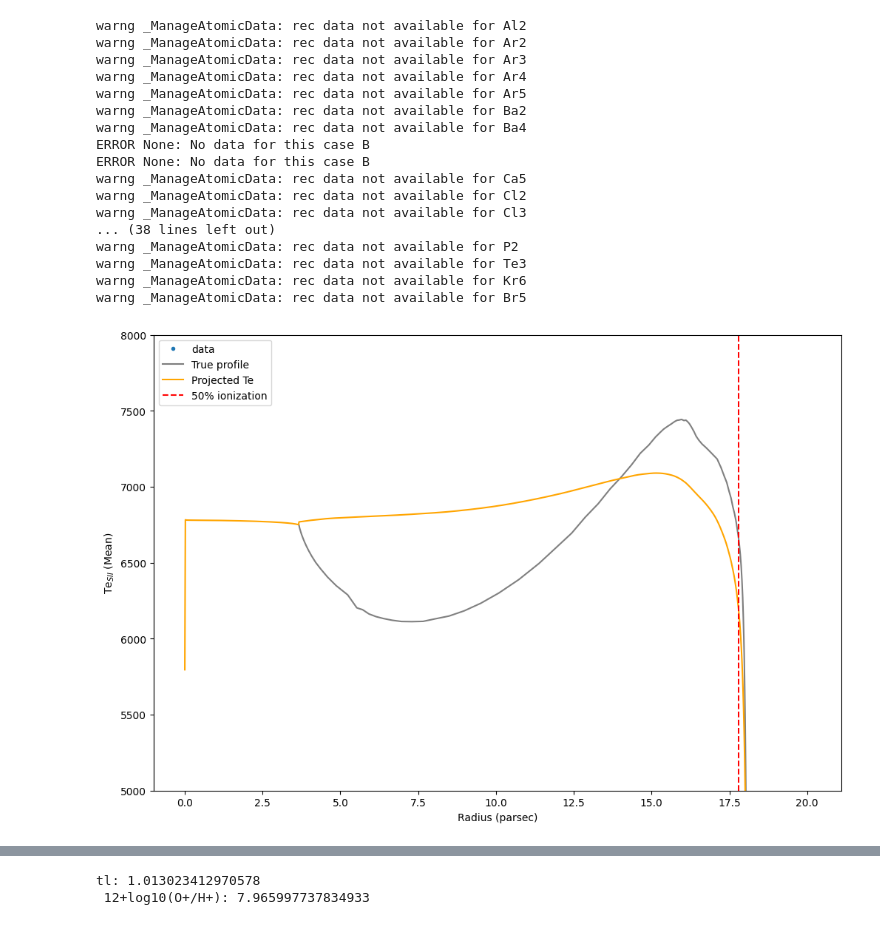
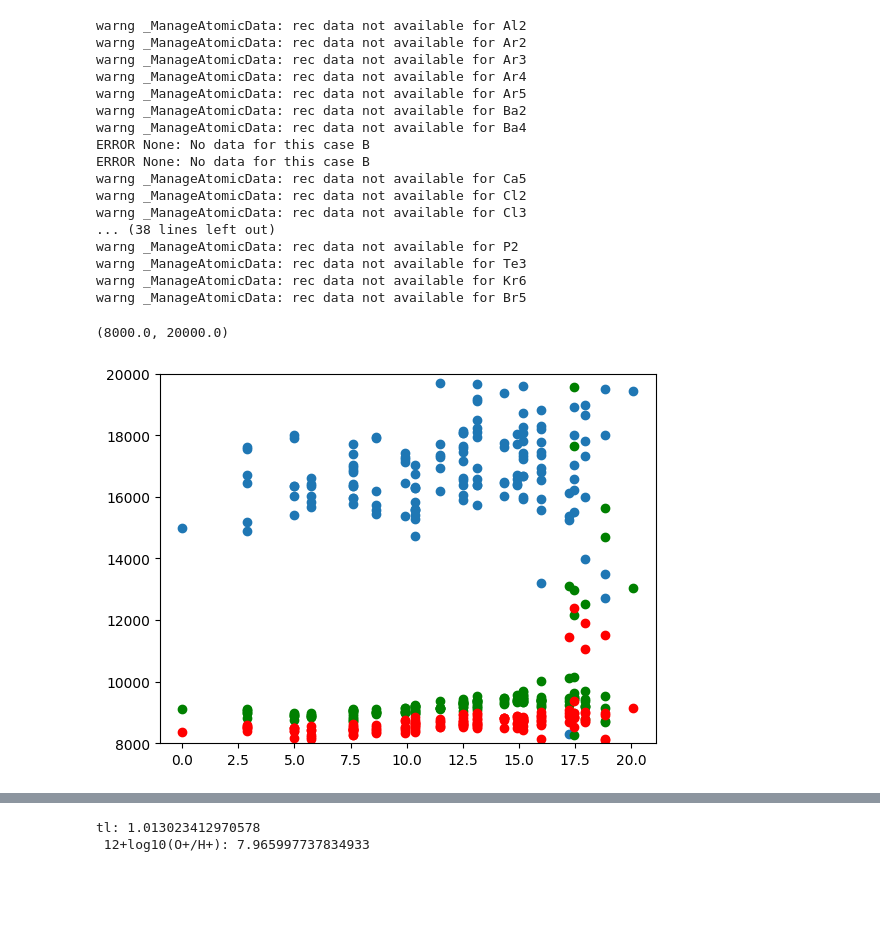
Before and after one commit to Amrita27singh/lvmnebular, a Jupyter notebook: Testing_lvmnebular.ipynb, the cells around one changed output, grey strips where cells are left out. Drawn from its saved outputs; the diff is of its cells as text; code cells hidden in the pictures; blank space fills up the shorter version.

```diff
--- a/Testing_lvmnebular.ipynb
+++ b/Testing_lvmnebular.ipynb
@@ -78,7 +94,16 @@ warng _ManageAtomicData: rec data not available for P2
 warng _ManageAtomicData: rec data not available for Te3
 warng _ManageAtomicData: rec data not available for Kr6
 warng _ManageAtomicData: rec data not available for Br5
-# %%
-u.overplotprofile(u.linefitdict['TeS2'], u.vals[1], u.vals[11], 5000 , 8000, 17.8, title=r'Te$_{SII}$ (Mean)', output='TeS2',  radbin=False, vorbin=False,  snbin=False)
-# %% [output]
-[figure, removed]
+# %%
+import astropy.units as unit
+distance=16000 * unit.pc
+r=np.sqrt(u.linefitdict['delta_ra']**2+u.linefitdict['delta_dec']**2)
+rad=r*distance*np.pi/648000 # converting arcsecs to parsec
+
+plt.scatter(rad, u.linefitdict['TeS2'])
+plt.scatter(rad, u.linefitdict['TeO2'], color ='green')
+plt.scatter(rad, u.linefitdict['TeN2'], color ='red')
+plt.ylim(8000, 20000)
+# %% [output]
+(8000.0, 20000.0)
+[figure, added]
```
Also changed, not shown: parts of 9 cells of this notebook, 4 other files.
